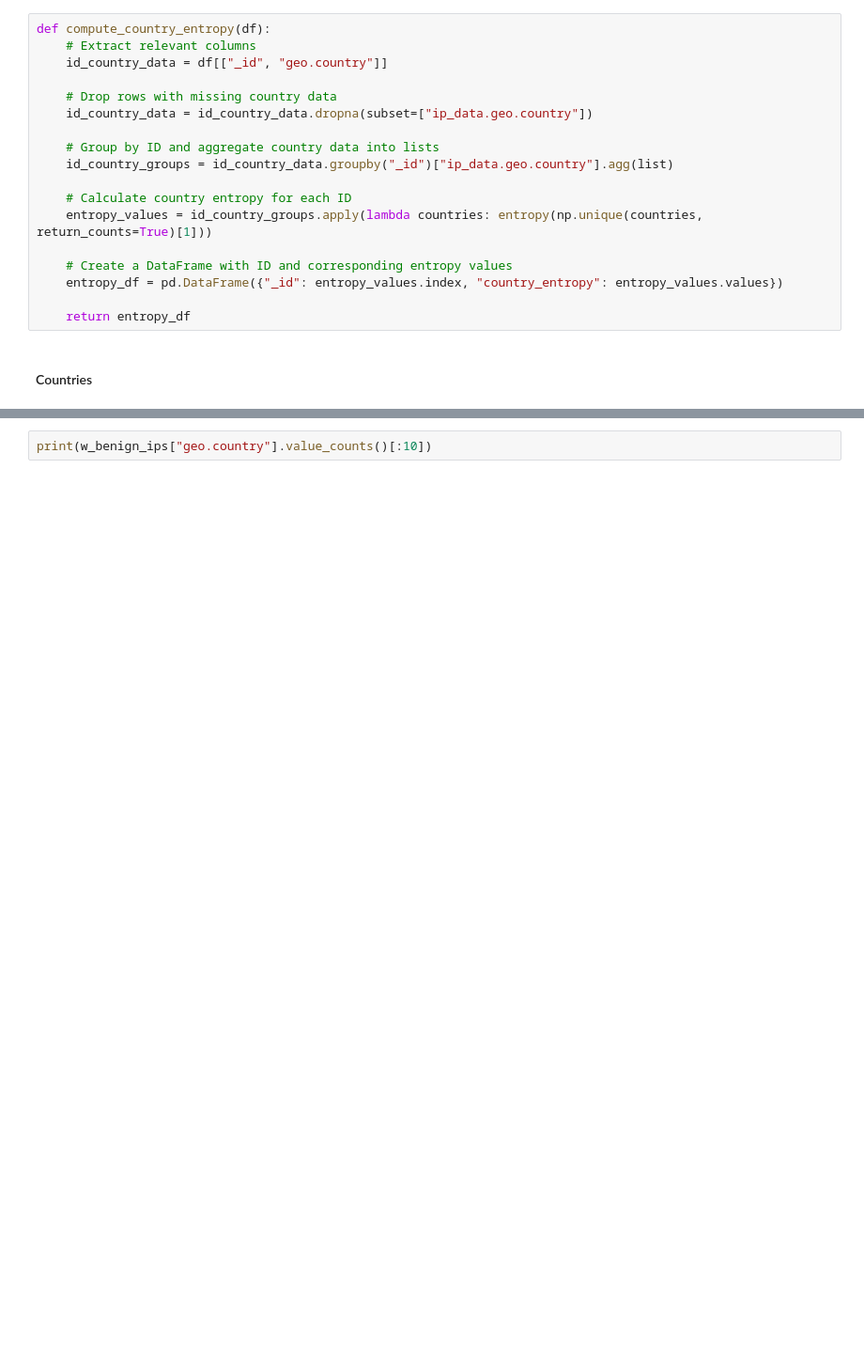
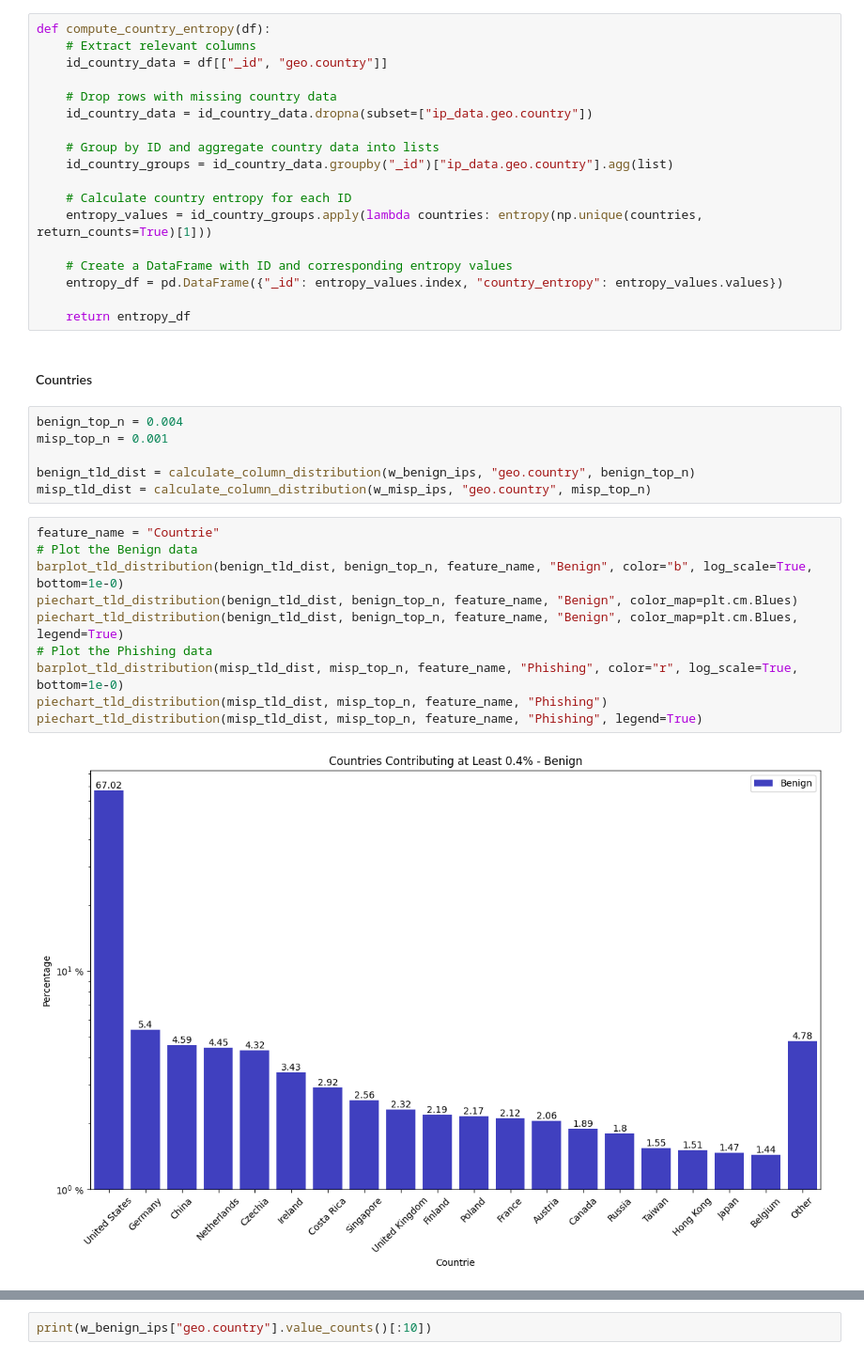
Before and after one commit to WitchoutName/pp-research-tools, a Jupyter notebook: MongoAnalysis.ipynb, the cells around one changed output, grey strips where cells are left out. Shown at 94% size. Saved outputs shown, nothing was run; the diff lists cells and outputs as text; blank space fills up the shorter version.

```diff
--- a/MongoAnalysis.ipynb
+++ b/MongoAnalysis.ipynb
@@ -679,3 +704,21 @@ def compute_country_entropy(df):
     return entropy_df
 # %% [markdown]
 #### Countries
+# %%
+benign_top_n = 0.004
+misp_top_n = 0.001
+
+benign_tld_dist = calculate_column_distribution(w_benign_ips, "geo.country", benign_top_n)
+misp_tld_dist = calculate_column_distribution(w_misp_ips, "geo.country", misp_top_n)
+# %%
+feature_name = "Countrie"
+# Plot the Benign data
+barplot_tld_distribution(benign_tld_dist, benign_top_n, feature_name, "Benign", color="b", log_scale=True, bottom=1e-0)
+piechart_tld_distribution(benign_tld_dist, benign_top_n, feature_name, "Benign", color_map=plt.cm.Blues)
+piechart_tld_distribution(benign_tld_dist, benign_top_n, feature_name, "Benign", color_map=plt.cm.Blues, legend=True)
+# Plot the Phishing data
+barplot_tld_distribution(misp_tld_dist, misp_top_n, feature_name, "Phishing", color="r", log_scale=True, bottom=1e-0)
+piechart_tld_distribution(misp_tld_dist, misp_top_n, feature_name, "Phishing")
+piechart_tld_distribution(misp_tld_dist, misp_top_n, feature_name, "Phishing", legend=True)
+# %% [output]
+[figure, added]
```
Also changed, not shown: parts of 13 cells of this notebook.
